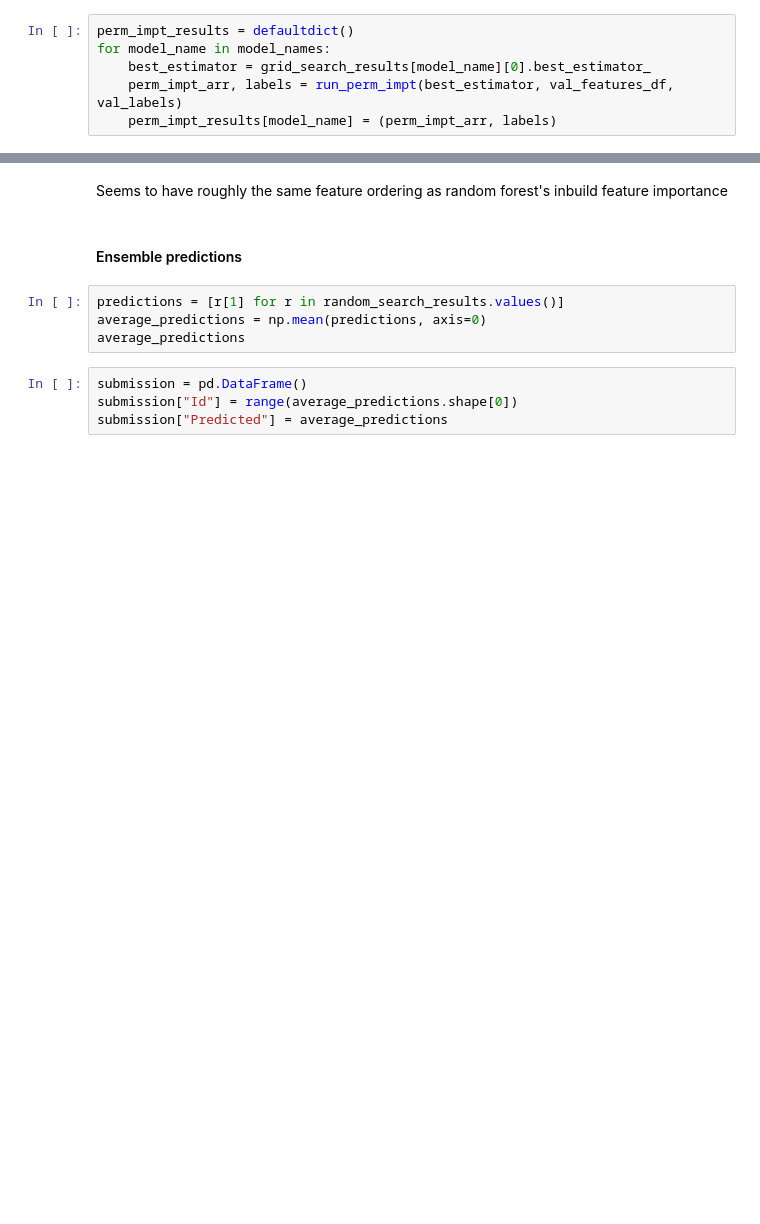
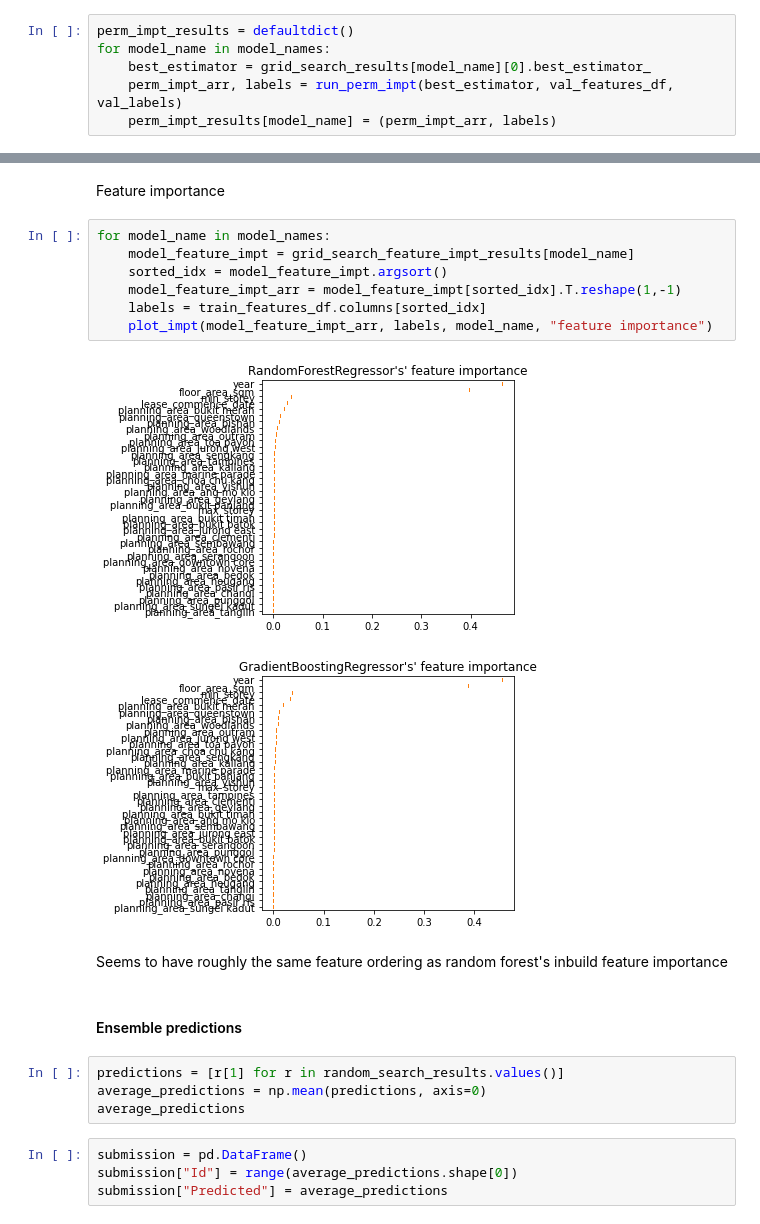
Before and after one commit to azmimr/ark_2021, a Jupyter notebook: notebooks/model.ipynb, the cells around one changed output, grey strips where cells are left out. Drawn from its saved outputs; the diff is of its cells as text; blank space fills up the shorter version.

```diff
--- a/notebooks/model.ipynb
+++ b/notebooks/model.ipynb
@@ -444,3 +436,15 @@ for model_name in model_names:
+# %% [markdown]
+Feature importance
+# %%
+for model_name in model_names:
+    model_feature_impt = grid_search_feature_impt_results[model_name]
+    sorted_idx = model_feature_impt.argsort()
+    model_feature_impt_arr = model_feature_impt[sorted_idx].T.reshape(1,-1)
+    labels = train_features_df.columns[sorted_idx]
+    plot_impt(model_feature_impt_arr, labels, model_name, "feature importance")
+# %% [output]
+[figure, added]
+[figure, added]
 # %% [markdown]
 Seems to have roughly the same feature ordering as random forest's inbuild feature importance
 # %% [markdown]
```
Also changed, not shown: parts of 10 cells of this notebook.
